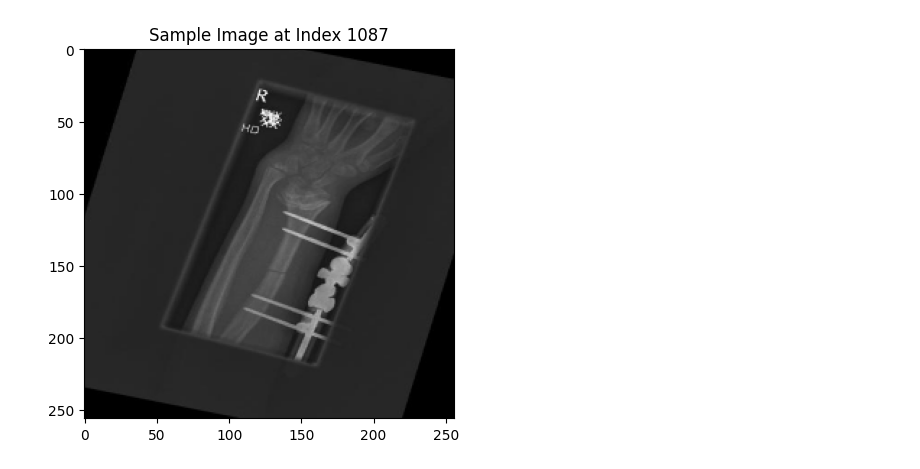
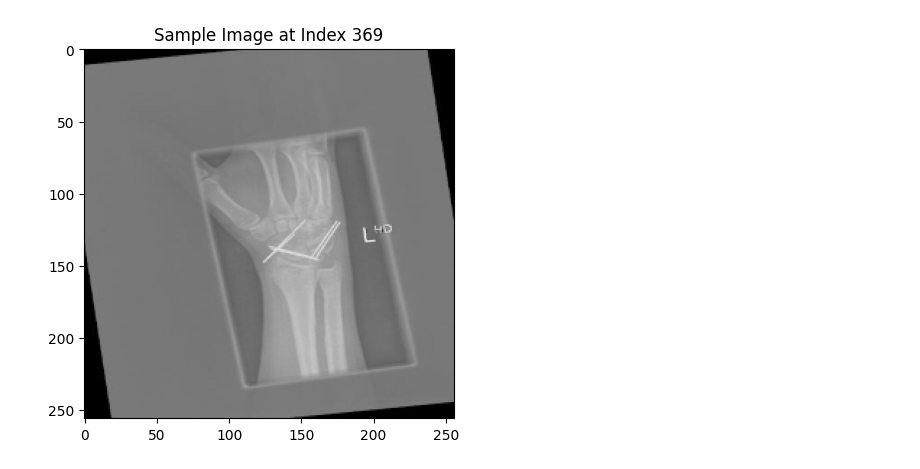
Before and after one commit to anish-dhage/NN-Bone_Fracture-G31, a Jupyter notebook: base_model_KNN_SVM.ipynb, the cells around one changed output. Cells and saved outputs as stored; diff of their text form; code cells hidden in the pictures.

```diff
--- a/base_model_KNN_SVM.ipynb
+++ b/base_model_KNN_SVM.ipynb
@@ -176,12 +176,12 @@ plt.show()
 # %%
 # Ensure the index used is valid
-index_to_visualize = 1087
+index_to_visualize = 369
 if index_to_visualize < len(images):
     sample_image = images[index_to_visualize]
     plt.imshow(sample_image, cmap='gray')
     plt.title(f"Sample Image at Index {index_to_visualize}")
     plt.show()
 else:
     print(f"Index {index_to_visualize} is out of bounds for dataset size {len(images)}.")
 # %% [output]
-[figure, old version]
+[figure, new version]
```
Also changed, not shown: parts of 9 cells of this notebook.
